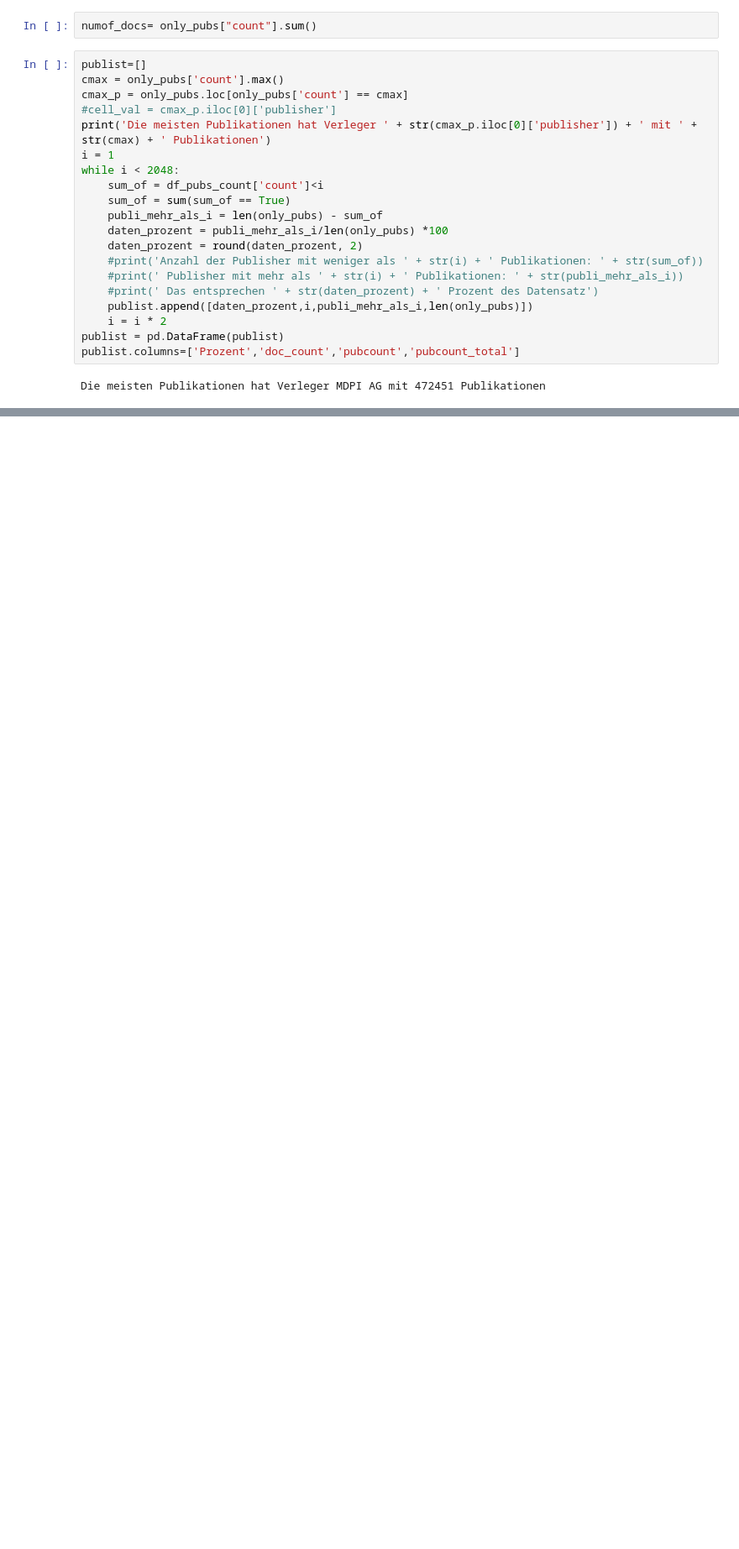
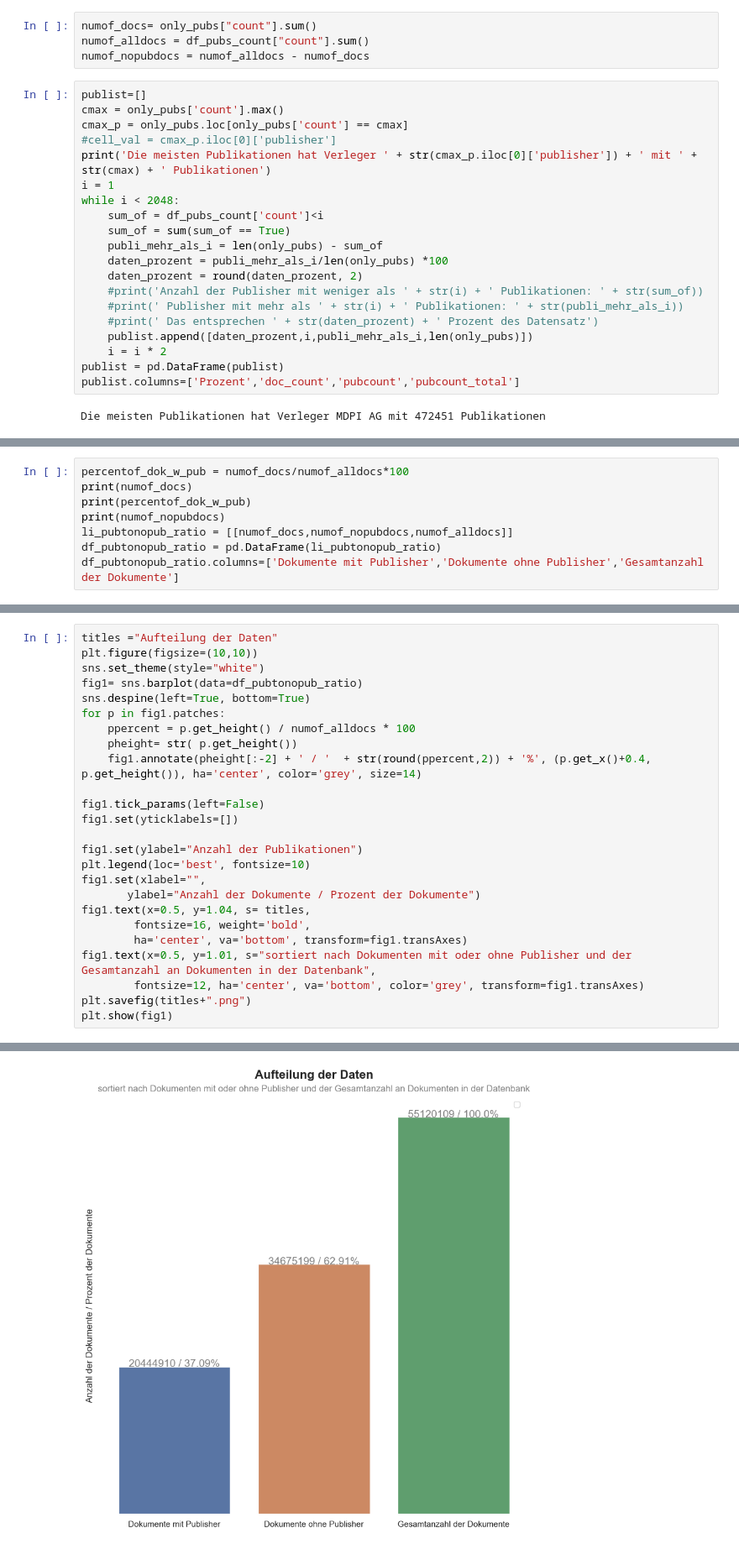
Before and after one commit to MTPKo/Bachelor-Arbeit, a Jupyter notebook: notebooks/analysis/exploration.ipynb, the cells around one changed output, grey strips where cells are left out. Shown at 84% size. Drawn from its saved outputs; the diff is of its cells as text; blank space fills up the shorter version.

```diff
--- a/notebooks/analysis/exploration.ipynb
+++ b/notebooks/analysis/exploration.ipynb
@@ -168,6 +168,8 @@ df_pubs_count['publisher'] = df_pubs_count['publisher'].str.replace('[^\w\s]',''
 only_pubs = df_pubs_count[df_pubs_count.publisher != ""]
 # %%
 numof_docs= only_pubs["count"].sum()
+numof_alldocs = df_pubs_count["count"].sum()
+numof_nopubdocs = numof_alldocs - numof_docs
 # %%
 publist=[]
 cmax = only_pubs['count'].max()
@@ -217,3 +219,11 @@ plt.show(fig1)
 # %% [output]
 No artists with labels found to put in legend.  Note that artists whose label start with an underscore are ignored when legend() is called with no argument.
 [figure]
+# %%
+percentof_dok_w_pub = numof_docs/numof_alldocs*100
+print(numof_docs)
+print(percentof_dok_w_pub)
+print(numof_nopubdocs)
+li_pubtonopub_ratio = [[numof_docs,numof_nopubdocs,numof_alldocs]]
+df_pubtonopub_ratio = pd.DataFrame(li_pubtonopub_ratio)
+df_pubtonopub_ratio.columns=['Dokumente mit Publisher','Dokumente ohne Publisher','Gesamtanzahl der Dokumente']
@@ -219,0 +234,26 @@ No artists with labels found to put in legend.  Note that artists whose label st
+# %%
+titles ="Aufteilung der Daten"
+plt.figure(figsize=(10,10))
+sns.set_theme(style="white")
+fig1= sns.barplot(data=df_pubtonopub_ratio)
+sns.despine(left=True, bottom=True)
+for p in fig1.patches:
+    ppercent = p.get_height() / numof_alldocs * 100
+    pheight= str( p.get_height())
+    fig1.annotate(pheight[:-2] + ' / '  + str(round(ppercent,2)) + '%', (p.get_x()+0.4, p.get_height()), ha='center', color='grey', size=14)
+
+fig1.tick_params(left=False)
+fig1.set(yticklabels=[])
+
+fig1.set(ylabel="Anzahl der Publikationen")
+plt.legend(loc='best', fontsize=10)
+fig1.set(xlabel="",
+       ylabel="Anzahl der Dokumente / Prozent der Dokumente")
+fig1.text(x=0.5, y=1.04, s= titles,
+        fontsize=16, weight='bold',
+        ha='center', va='bottom', transform=fig1.transAxes)
+fig1.text(x=0.5, y=1.01, s="sortiert nach Dokumenten mit oder ohne Publisher und der Gesamtanzahl an Dokumenten in der Datenbank",
+        fontsize=12, ha='center', va='bottom', color='grey', transform=fig1.transAxes)
+plt.savefig(titles+".png")
+plt.show(fig1)
+# %% [output]
@@ -219,0 +261 @@ No artists with labels found to put in legend.  Note that artists whose label st
+[figure, added]
```
Also changed, not shown: parts of 2 cells of this notebook, 3 other files.
